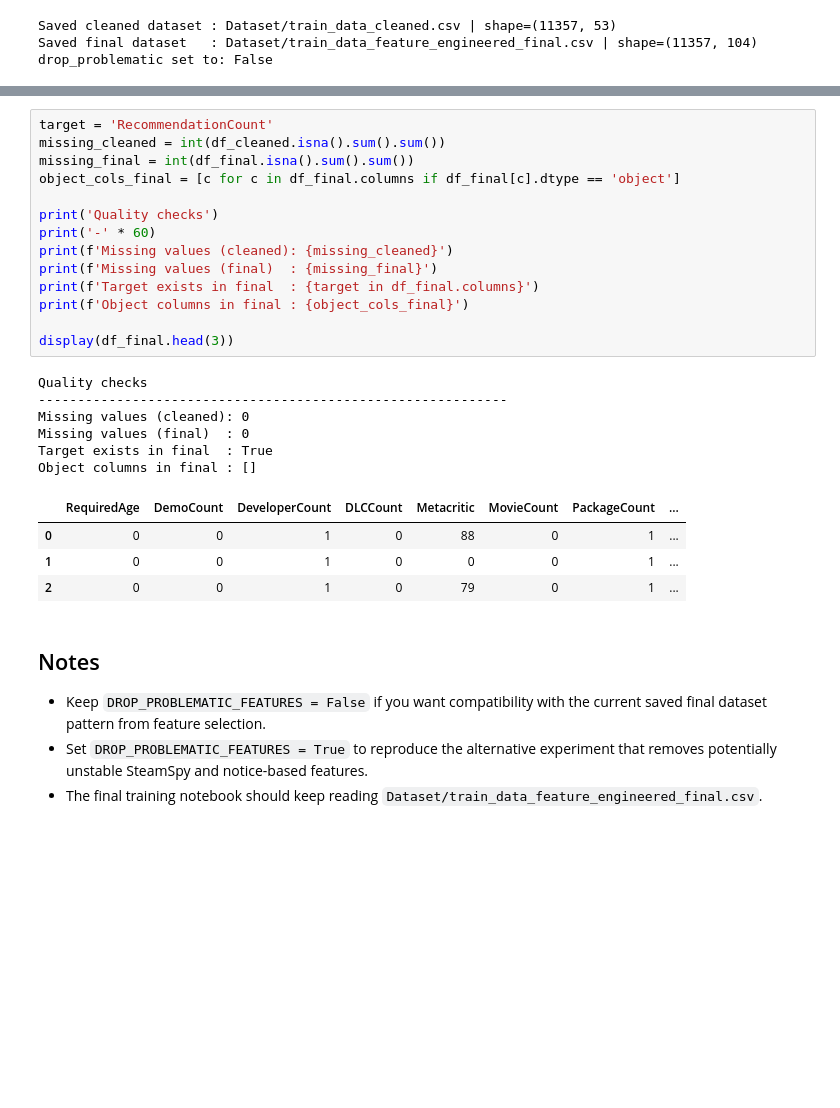
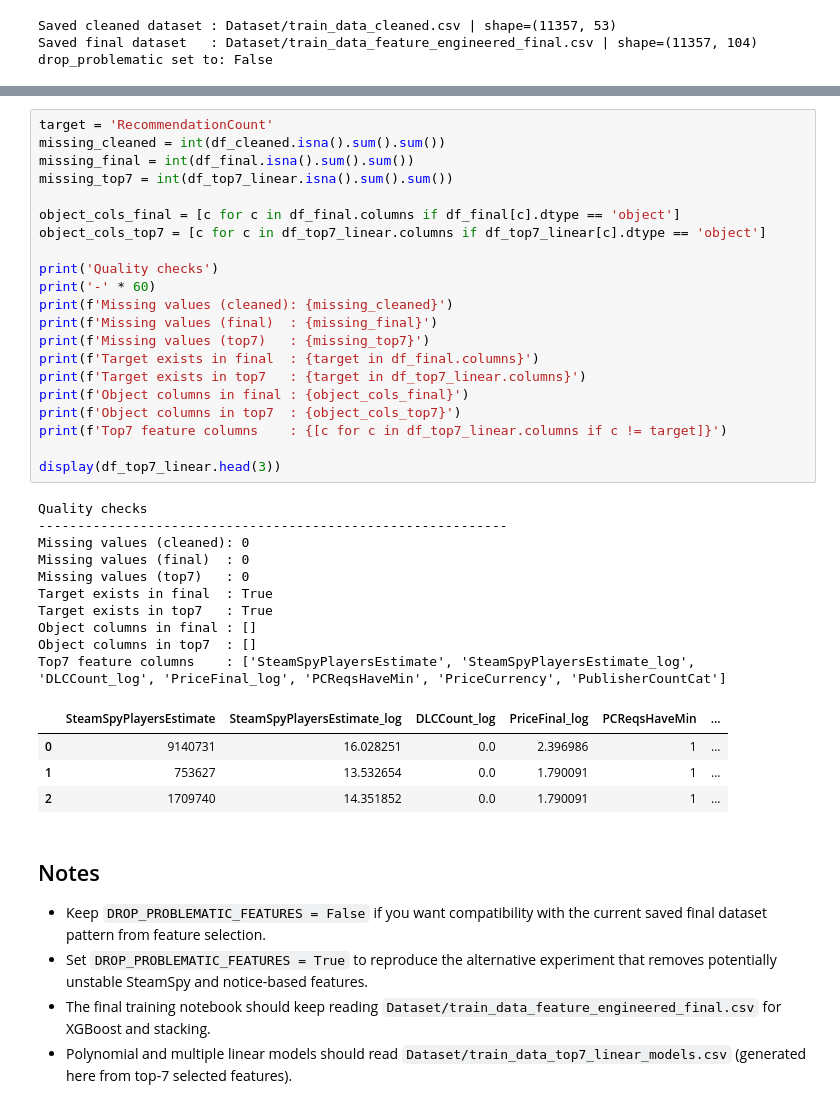
Before and after one commit to Samir-Abdelmoaty/ML_Project, a Jupyter notebook: data_cleaning_and_preprocessing.ipynb, the cells around one changed output, grey strips where cells are left out. Cells and saved outputs as stored; diff of their text form; blank space fills up the shorter version.

```diff
--- a/data_cleaning_and_preprocessing.ipynb
+++ b/data_cleaning_and_preprocessing.ipynb
@@ -354,31 +424,43 @@ drop_problematic set to: False
 # %%
 target = 'RecommendationCount'
 missing_cleaned = int(df_cleaned.isna().sum().sum())
 missing_final = int(df_final.isna().sum().sum())
+missing_top7 = int(df_top7_linear.isna().sum().sum())
+
 object_cols_final = [c for c in df_final.columns if df_final[c].dtype == 'object']
+object_cols_top7 = [c for c in df_top7_linear.columns if df_top7_linear[c].dtype == 'object']
 
 print('Quality checks')
 print('-' * 60)
 print(f'Missing values (cleaned): {missing_cleaned}')
 print(f'Missing values (final)  : {missing_final}')
+print(f'Missing values (top7)   : {missing_top7}')
 print(f'Target exists in final  : {target in df_final.columns}')
+print(f'Target exists in top7   : {target in df_top7_linear.columns}')
 print(f'Object columns in final : {object_cols_final}')
+print(f'Object columns in top7  : {object_cols_top7}')
+print(f'Top7 feature columns    : {[c for c in df_top7_linear.columns if c != target]}')
 
-display(df_final.head(3))
+display(df_top7_linear.head(3))
 # %% [output]
 Quality checks
 ------------------------------------------------------------
 Missing values (cleaned): 0
 Missing values (final)  : 0
+Missing values (top7)   : 0
 Target exists in final  : True
+Target exists in top7   : True
 Object columns in final : []
+Object columns in top7  : []
+Top7 feature columns    : ['SteamSpyPlayersEstimate', 'SteamSpyPlayersEstimate_log', 'DLCCount_log', 'PriceFinal_log', 'PCReqsHaveMin', 'PriceCurrency', 'PublisherCountCat']
-|  | RequiredAge | DemoCount | DeveloperCount | DLCCount | Metacritic | MovieCount | PackageCount | ... |
-| 0 | 0 | 0 | 1 | 0 | 88 | 0 | 1 | ... |
-| 1 | 0 | 0 | 1 | 0 | 0 | 0 | 1 | ... |
-| 2 | 0 | 0 | 1 | 0 | 79 | 0 | 1 | ... |
+|  | SteamSpyPlayersEstimate | SteamSpyPlayersEstimate_log | DLCCount_log | PriceFinal_log | PCReqsHaveMin | ... |
+| 0 | 9140731 | 16.028251 | 0.0 | 2.396986 | 1 | ... |
+| 1 | 753627 | 13.532654 | 0.0 | 1.790091 | 1 | ... |
+| 2 | 1709740 | 14.351852 | 0.0 | 1.790091 | 1 | ... |
 # %% [markdown]
 ## Notes
 
 - Keep `DROP_PROBLEMATIC_FEATURES = False` if you want compatibility with the current saved final dataset pattern from feature selection.
 - Set `DROP_PROBLEMATIC_FEATURES = True` to reproduce the alternative experiment that removes potentially unstable SteamSpy and notice-based features.
-- The final training notebook should keep reading `Dataset/train_data_feature_engineered_final.csv`.
+- The final training notebook should keep reading `Dataset/train_data_feature_engineered_final.csv` for XGBoost and stacking.
+- Polynomial and multiple linear models should read `Dataset/train_data_top7_linear_models.csv` (generated here from top-7 selected features).
```
Also changed, not shown: parts of 3 cells of this notebook, 2 other files.
